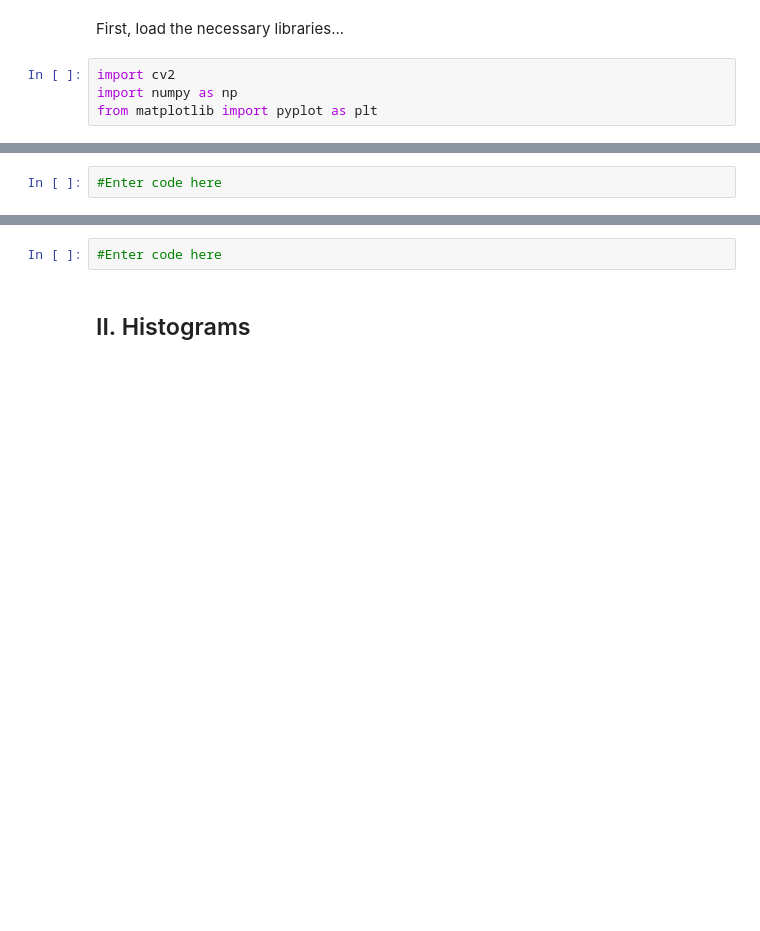
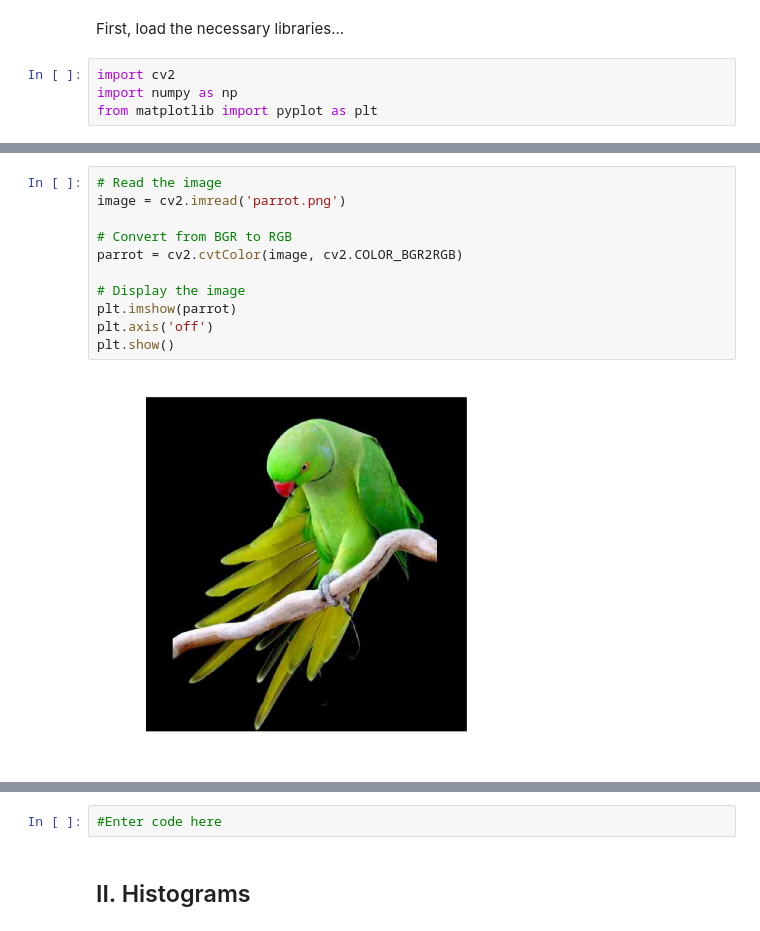
Before and after one commit to junyao0525/Vision-lab-CDS6334, a Jupyter notebook: Lab02/Lab02/Lab02.ipynb, the cells around one changed output, grey strips where cells are left out. Drawn from its saved outputs; the diff is of its cells as text; blank space fills up the shorter version.

```diff
--- a/Lab02/Lab02/Lab02.ipynb
+++ b/Lab02/Lab02/Lab02.ipynb
@@ -94,5 +148,16 @@ plt.show()
 # %% [markdown]
 **Q1**: Apply the (1) <b>negative</b>, (2) <b>log transformation</b> and (3) <b>gamma</b> function to the following color image, "parrot.png". For log transformation, apply to the gray image of the parrot.<br>
 <img src="parrot.png" style="width:250px">
-# %%
-#Enter code here
+# %%
+# Read the image
+image = cv2.imread('parrot.png')
+
+# Convert from BGR to RGB
+parrot = cv2.cvtColor(image, cv2.COLOR_BGR2RGB)
+
+# Display the image
+plt.imshow(parrot)
+plt.axis('off')
+plt.show()
+# %% [output]
+[figure, added]
```
Also changed, not shown: parts of 22 cells of this notebook, 3 other files.
